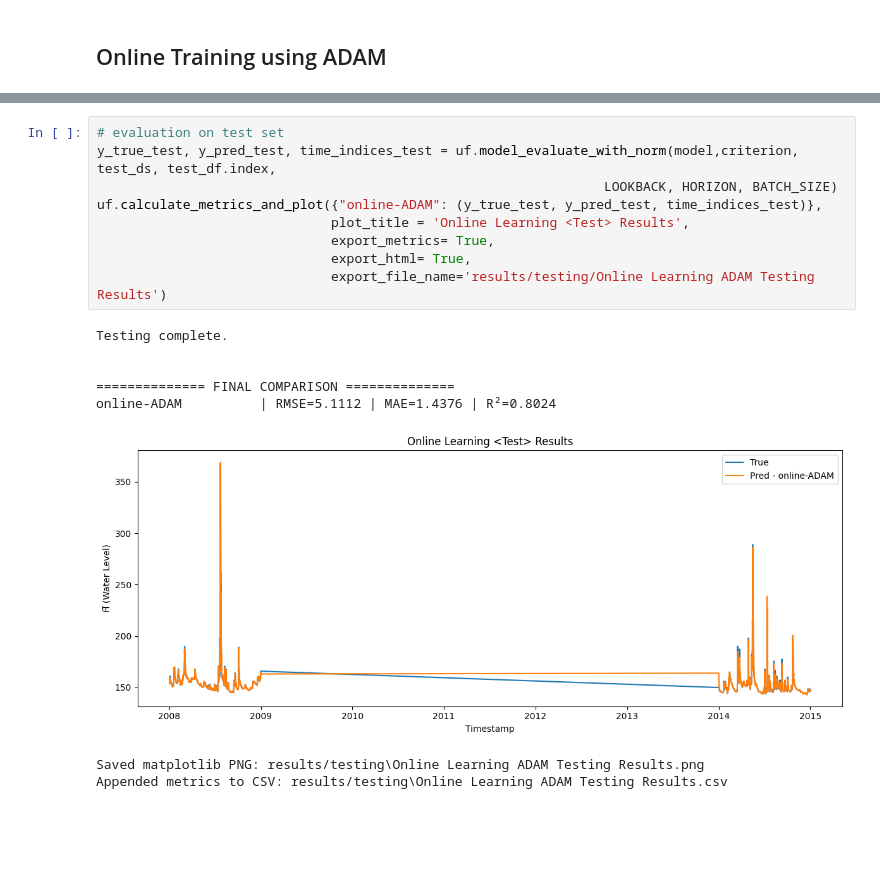
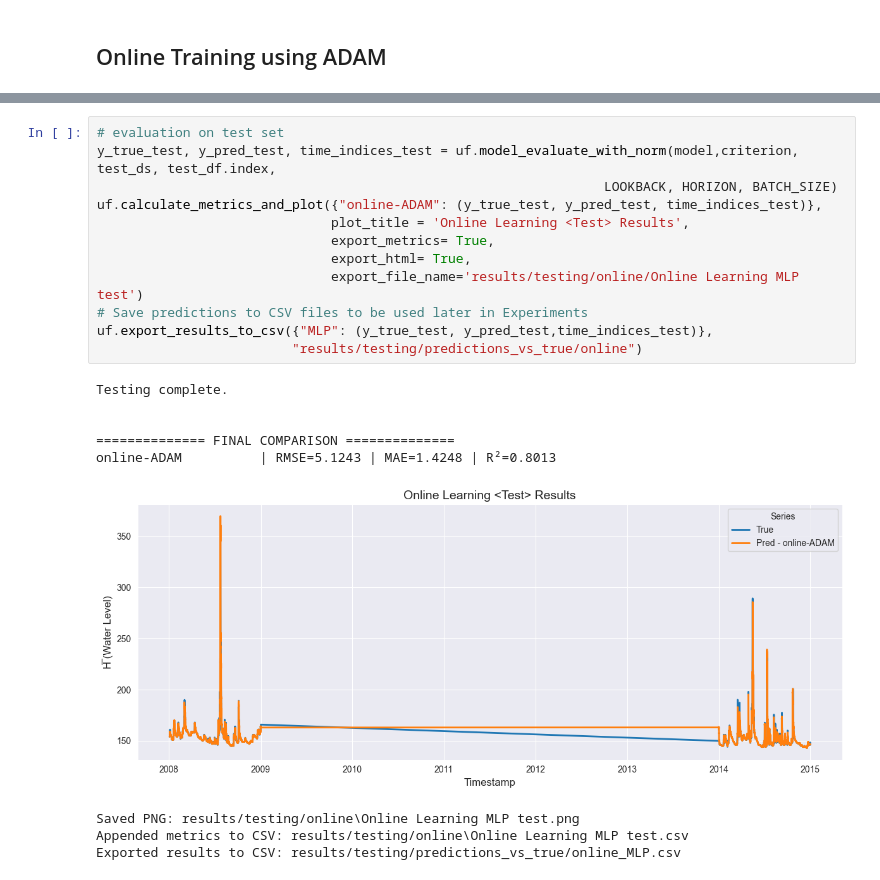
Before and after one commit to omardwahba/water_lvl_pred, a Jupyter notebook: online_learning.ipynb, the cells around one changed output, grey strips where cells are left out. Drawn from its saved outputs; the diff is of its cells as text; blank space fills up the shorter version.

Commit message:
added final online_learning results

```diff
--- a/online_learning.ipynb
+++ b/online_learning.ipynb
@@ -101,18 +101,22 @@ Appended metrics to CSV: results/training\Online Learning Training Results.csv
 # %%
 # evaluation on test set
 y_true_test, y_pred_test, time_indices_test = uf.model_evaluate_with_norm(model,criterion, test_ds, test_df.index,
                                                                  LOOKBACK, HORIZON, BATCH_SIZE)
 uf.calculate_metrics_and_plot({"online-ADAM": (y_true_test, y_pred_test, time_indices_test)},
                               plot_title = 'Online Learning <Test> Results',
                               export_metrics= True,
                               export_html= True,
-                              export_file_name='results/testing/Online Learning ADAM Testing Results')
+                              export_file_name='results/testing/online/Online Learning MLP test')
+# Save predictions to CSV files to be used later in Experiments
+uf.export_results_to_csv({"MLP": (y_true_test, y_pred_test,time_indices_test)},
+                         "results/testing/predictions_vs_true/online")
 # %% [output]
 Testing complete.
 
 
 ============== FINAL COMPARISON ==============
-online-ADAM          | RMSE=5.1112 | MAE=1.4376 | R²=0.8024
+online-ADAM          | RMSE=5.1243 | MAE=1.4248 | R²=0.8013
-[figure, old version]
+[figure, new version]
-Saved matplotlib PNG: results/testing\Online Learning ADAM Testing Results.png
-Appended metrics to CSV: results/testing\Online Learning ADAM Testing Results.csv
+Saved PNG: results/testing/online\Online Learning MLP test.png
+Appended metrics to CSV: results/testing/online\Online Learning MLP test.csv
+Exported results to CSV: results/testing/predictions_vs_true/online_MLP.csv
```
Also changed, not shown: parts of 7 cells of this notebook, 6 other files.
